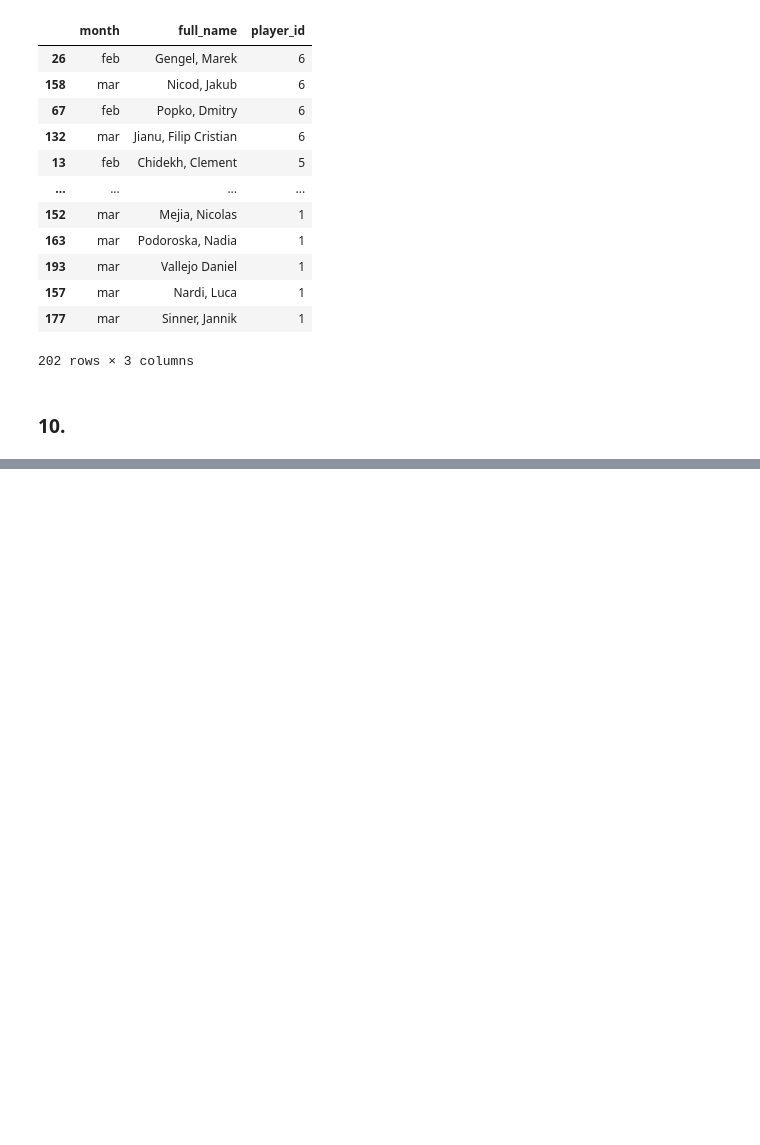
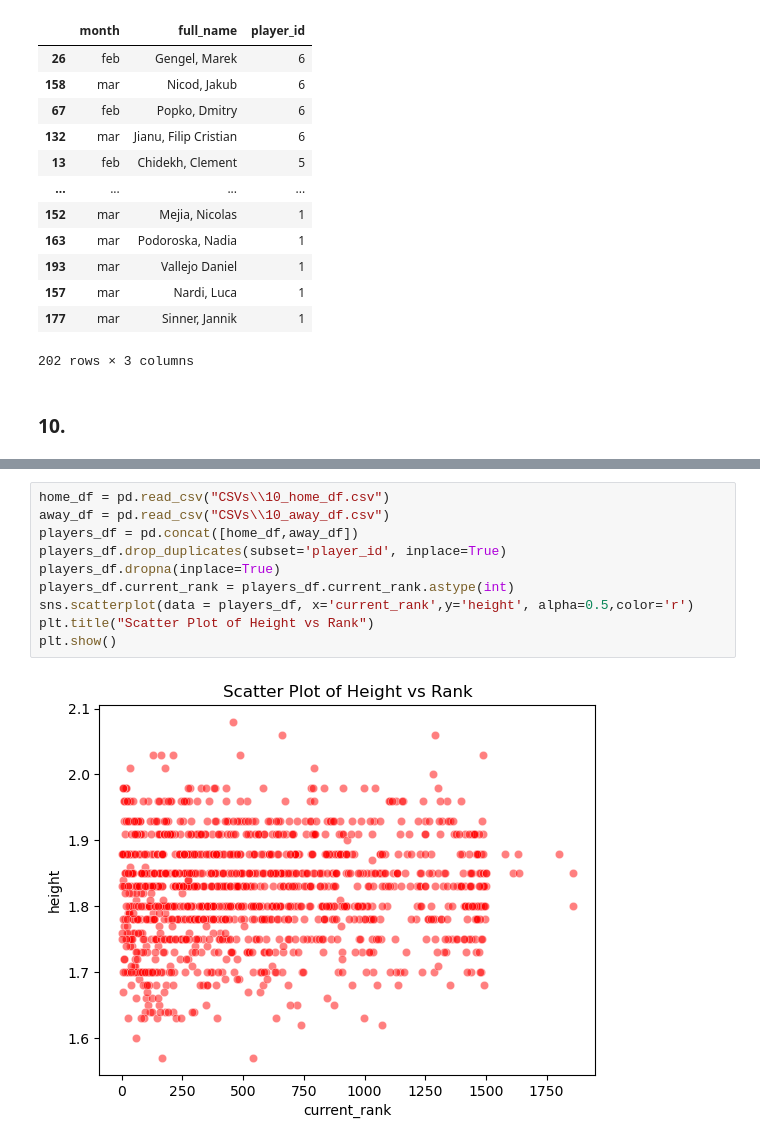
Before and after one commit to HosseinMohammadi00427/Analysis-Project, a Jupyter notebook: Project.ipynb, the cells around one changed output, grey strips where cells are left out. Drawn from its saved outputs; the diff is of its cells as text; blank space fills up the shorter version.

```diff
--- a/Project.ipynb
+++ b/Project.ipynb
@@ -416,0 +504,12 @@ main_df.groupby(['month','full_name']).agg({'player_id':'count'}).reset_index().
+# %%
+home_df = pd.read_csv("CSVs\\10_home_df.csv")
+away_df = pd.read_csv("CSVs\\10_away_df.csv")
+players_df = pd.concat([home_df,away_df])
+players_df.drop_duplicates(subset='player_id', inplace=True)
+players_df.dropna(inplace=True)
+players_df.current_rank = players_df.current_rank.astype(int)
+sns.scatterplot(data = players_df, x='current_rank',y='height', alpha=0.5,color='r')
+plt.title("Scatter Plot of Height vs Rank")
+plt.show()
+# %% [output]
+[figure, added]
```
Also changed, not shown: parts of 23 cells of this notebook, 1 other file.
